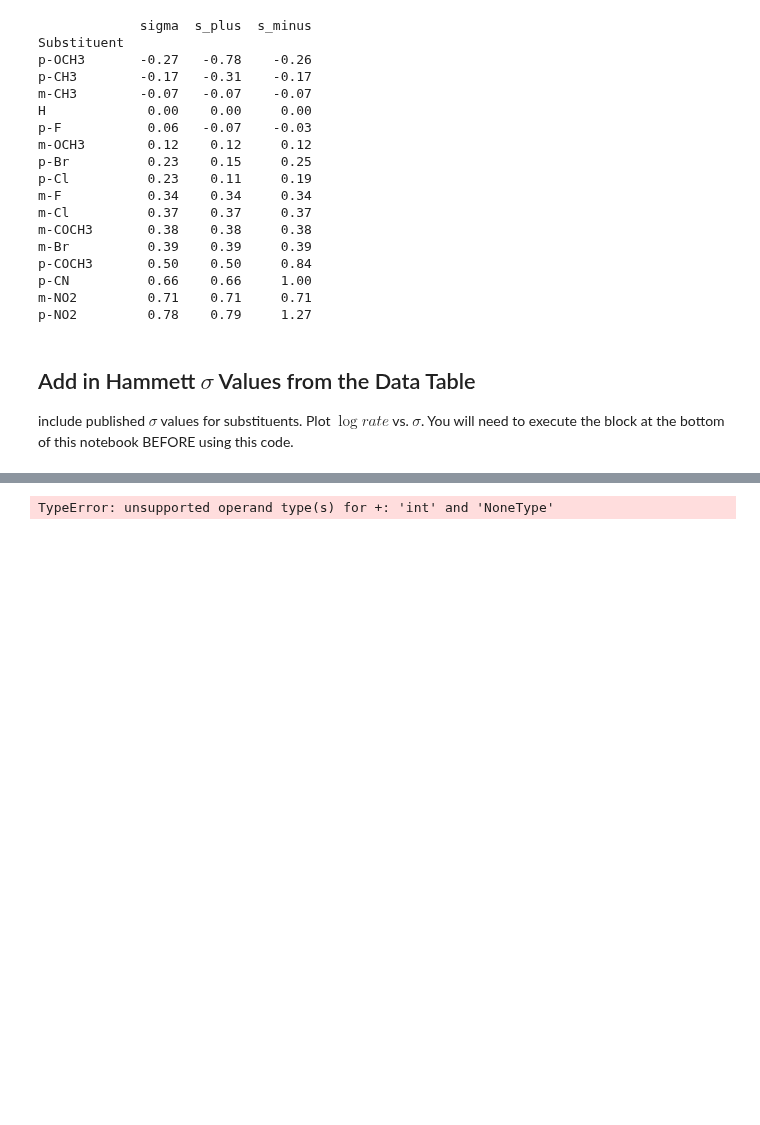
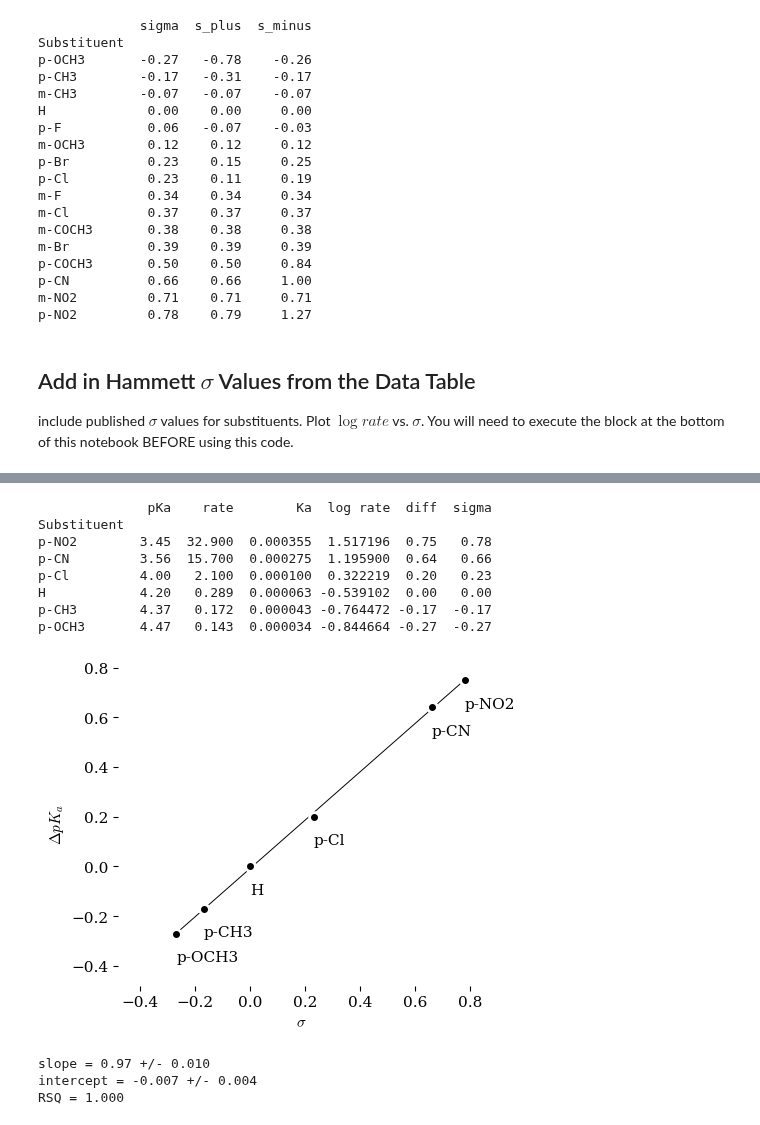
Before and after one commit to blinkletter/4410PythonNotebooks, a Jupyter notebook: Class_14/Table1and2_ClassExamples.ipynb, the cells around one changed output, grey strips where cells are left out. Saved outputs shown, nothing was run; the diff lists cells and outputs as text; code cells hidden in the pictures; blank space fills up the shorter version.

```diff
--- a/Class_14/Table1and2_ClassExamples.ipynb
+++ b/Class_14/Table1and2_ClassExamples.ipynb
@@ -360,5 +360,31 @@ intercept = -0.334
 RSQ = 0.986
 # %%
-1 + None
+y =  -df["pKa"] +4.20
+
+x_label = r"$\sigma$"
+y_label = r"$\Delta pK_a$"
+
+s = "sigma"
+#s = "s_plus"
+#s = "s_minus"
+
+df["sigma"] = df2[s]
+print(df)
+
+x = df["sigma"]
+
+
+plot_plot(x,y, names, x_label, y_label, add_labels_flag = True, line_fit_flag = True)
 # %% [output]
-TypeError: unsupported operand type(s) for +: 'int' and 'NoneType'
+              pKa    rate        Ka  log rate  diff  sigma
+Substituent
+p-NO2        3.45  32.900  0.000355  1.517196  0.75   0.78
+p-CN         3.56  15.700  0.000275  1.195900  0.64   0.66
+p-Cl         4.00   2.100  0.000100  0.322219  0.20   0.23
+H            4.20   0.289  0.000063 -0.539102  0.00   0.00
+p-CH3        4.37   0.172  0.000043 -0.764472 -0.17  -0.17
+p-OCH3       4.47   0.143  0.000034 -0.844664 -0.27  -0.27
+[figure, added]
+slope = 0.97 +/- 0.010
+intercept = -0.007 +/- 0.004
+RSQ = 1.000
```
Also changed, not shown: parts of 6 cells of this notebook, 1 other file.
